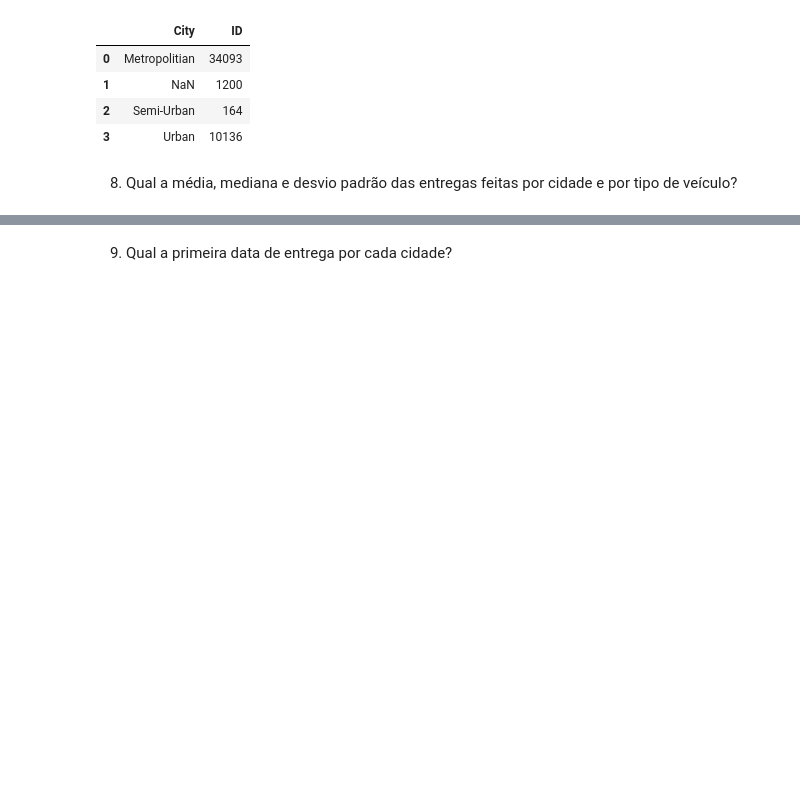
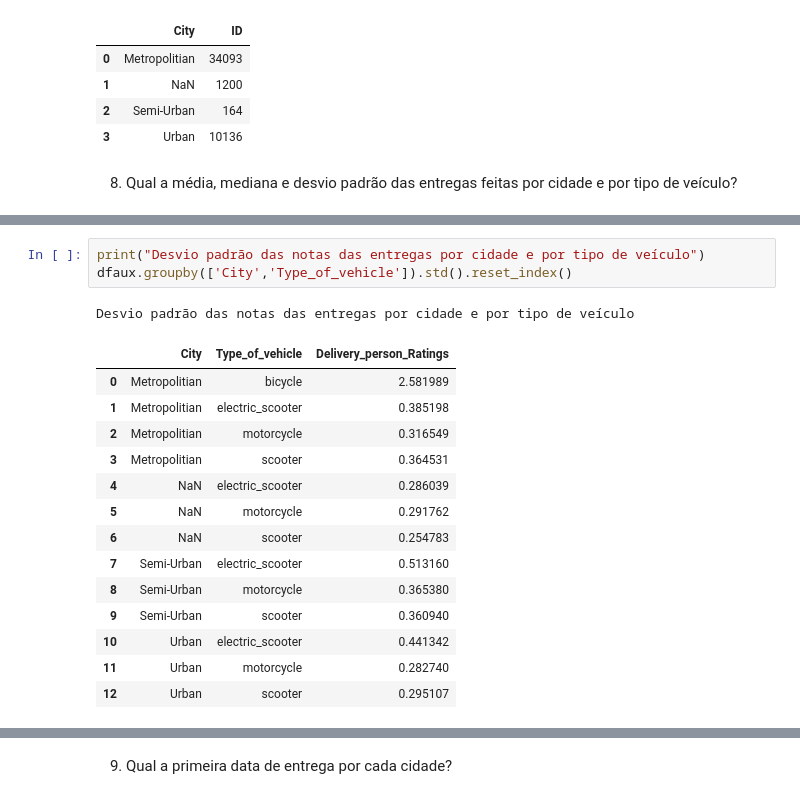
Before and after one commit to JoseWRPereira/comDS-ftc-FoodDelivery, a Jupyter notebook: lista3-c4a34/lista3.ipynb, the cells around one changed output, grey strips where cells are left out. Drawn from its saved outputs; the diff is of its cells as text; blank space fills up the shorter version.

```diff
--- a/lista3-c4a34/lista3.ipynb
+++ b/lista3-c4a34/lista3.ipynb
@@ -101,0 +141,19 @@ df[['ID','City']].groupby('City').count().reset_index()
+# %%
+print("Desvio padrão das notas das entregas por cidade e por tipo de veículo")
+dfaux.groupby(['City','Type_of_vehicle']).std().reset_index()
+# %% [output]
+Desvio padrão das notas das entregas por cidade e por tipo de veículo
+|  | City | Type_of_vehicle | Delivery_person_Ratings |
+| 0 | Metropolitian | bicycle | 2.581989 |
+| 1 | Metropolitian | electric_scooter | 0.385198 |
+| 2 | Metropolitian | motorcycle | 0.316549 |
+| 3 | Metropolitian | scooter | 0.364531 |
+| 4 | NaN | electric_scooter | 0.286039 |
+| 5 | NaN | motorcycle | 0.291762 |
+| 6 | NaN | scooter | 0.254783 |
+| 7 | Semi-Urban | electric_scooter | 0.513160 |
+| 8 | Semi-Urban | motorcycle | 0.365380 |
+| 9 | Semi-Urban | scooter | 0.360940 |
+| 10 | Urban | electric_scooter | 0.441342 |
+| 11 | Urban | motorcycle | 0.282740 |
+| 12 | Urban | scooter | 0.295107 |
```
Also changed, not shown: parts of 5 cells of this notebook.
